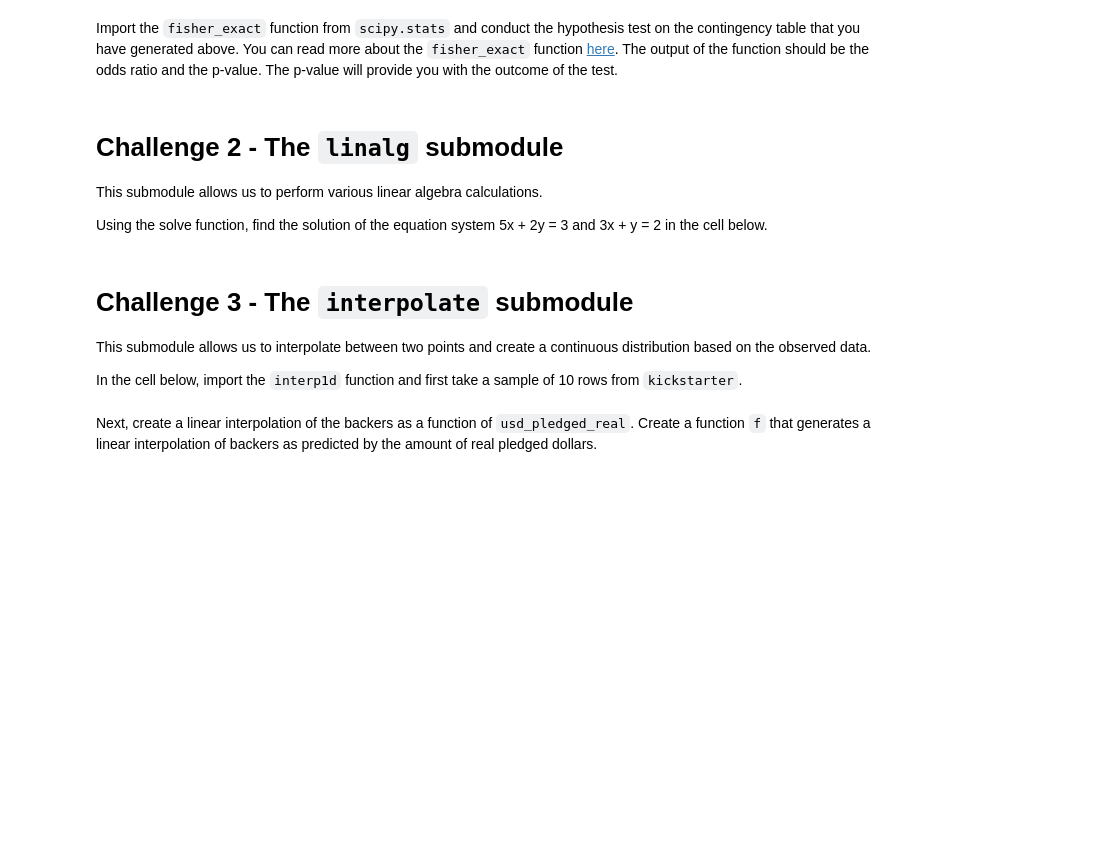
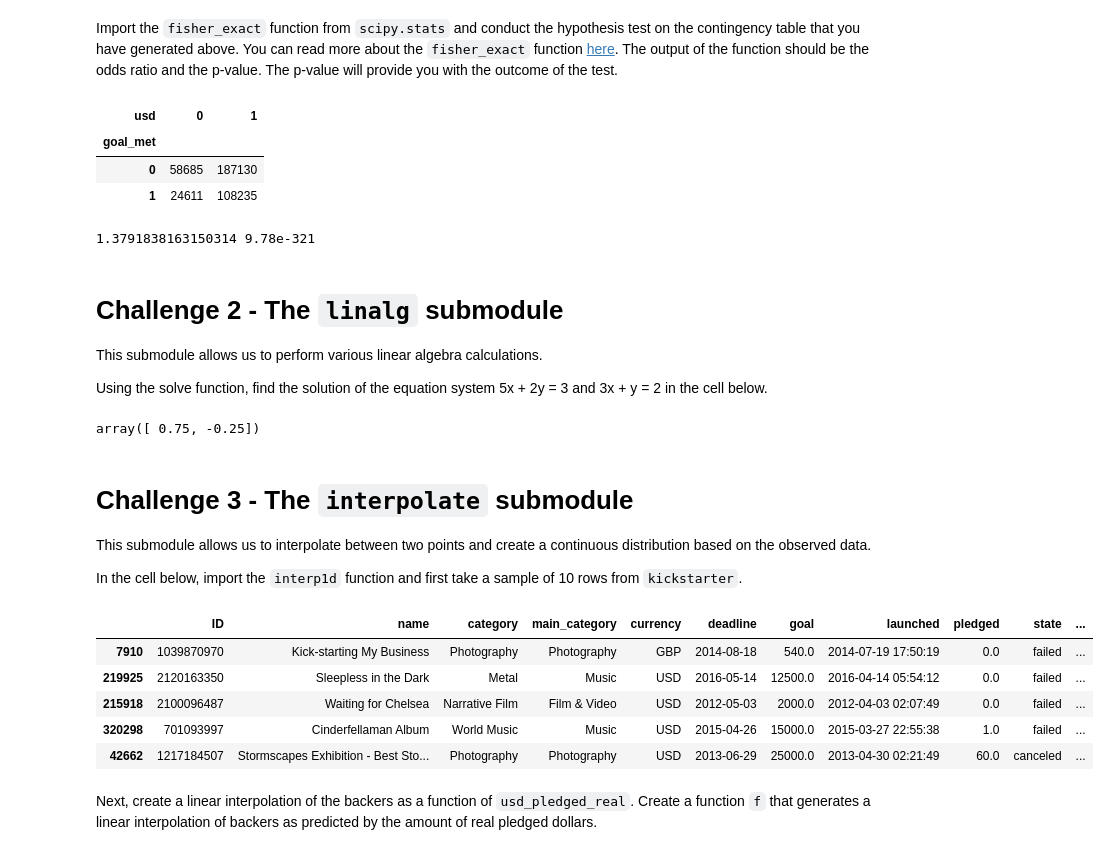
Before and after one commit to carlosmd14/datamad0119, a Jupyter notebook: module-2/lab-intro-to-scipy/your-code/main.ipynb, the cells around one changed output. Drawn from its saved outputs; the diff is of its cells as text; code cells hidden in the pictures; blank space fills up the shorter version.

```diff
--- a/module-2/lab-intro-to-scipy/your-code/main.ipynb
+++ b/module-2/lab-intro-to-scipy/your-code/main.ipynb
@@ -75,3 +93,19 @@ Import the `fisher_exact` function from `scipy.stats` and conduct the hypothesis
+# %%
+# Your code here:
+from scipy.stats import fisher_exact
+
+ctab = pd.crosstab(kst.goal_met, kst.usd)
+ctab
+# %% [output]
+| usd | 0 | 1 |
+| goal_met |  |  |
+| 0 | 58685 | 187130 |
+| 1 | 24611 | 108235 |
+# %%
+oddsratio, pvalue = stats.fisher_exact(ctab)
+print(oddsratio, pvalue)
+# %% [output]
+1.3791838163150314 9.78e-321
 # %% [markdown]
 # Challenge 2 - The `linalg` submodule
 
@@ -83,3 +115,12 @@ Using the solve function, find the solution of the equation system 5x + 2y = 3 a
+# %%
+# Your code here:
+
+a = np.array([[5, 3], [3, 1]])
+b = np.array([3, 2])
+x = solve(a, b)
+x
+# %% [output]
+array([ 0.75, -0.25])
 # %% [markdown]
 # Challenge 3 - The `interpolate` submodule
 
@@ -91,2 +130,17 @@ In the cell below, import the `interp1d` function and first take a sample of 10
+# %%
+# Your code here:
+
+from scipy.interpolate import interp1d
+
+sample10=kst.sample(10).sort_values(by='backers', ascending=True)
+
+sample10.head()
+# %% [output]
+|  | ID | name | category | main_category | currency | deadline | goal | launched | pledged | state | ... |
+| 7910 | 1039870970 | Kick-starting My Business | Photography | Photography | GBP | 2014-08-18 | 540.0 | 2014-07-19 17:50:19 | 0.0 | failed | ... |
+| 219925 | 2120163350 | Sleepless in the Dark | Metal | Music | USD | 2016-05-14 | 12500.0 | 2016-04-14 05:54:12 | 0.0 | failed | ... |
+| 215918 | 2100096487 | Waiting for Chelsea | Narrative Film | Film & Video | USD | 2012-05-03 | 2000.0 | 2012-04-03 02:07:49 | 0.0 | failed | ... |
+| 320298 | 701093997 | Cinderfellaman Album | World Music | Music | USD | 2015-04-26 | 15000.0 | 2015-03-27 22:55:38 | 1.0 | failed | ... |
+| 42662 | 1217184507 | Stormscapes Exhibition - Best Sto... | Photography | Photography | USD | 2013-06-29 | 25000.0 | 2013-04-30 02:21:49 | 60.0 | canceled | ... |
 # %% [markdown]
 Next, create a linear interpolation of the backers as a function of `usd_pledged_real`. Create a function `f` that generates a linear interpolation of backers as predicted by the amount of real pledged dollars.
```
Also changed, not shown: parts of 14 cells of this notebook.
